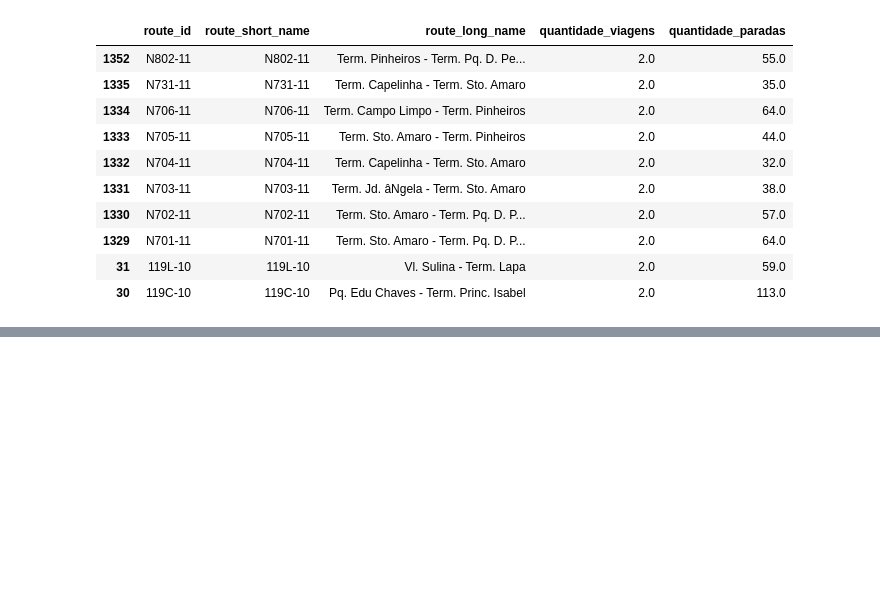
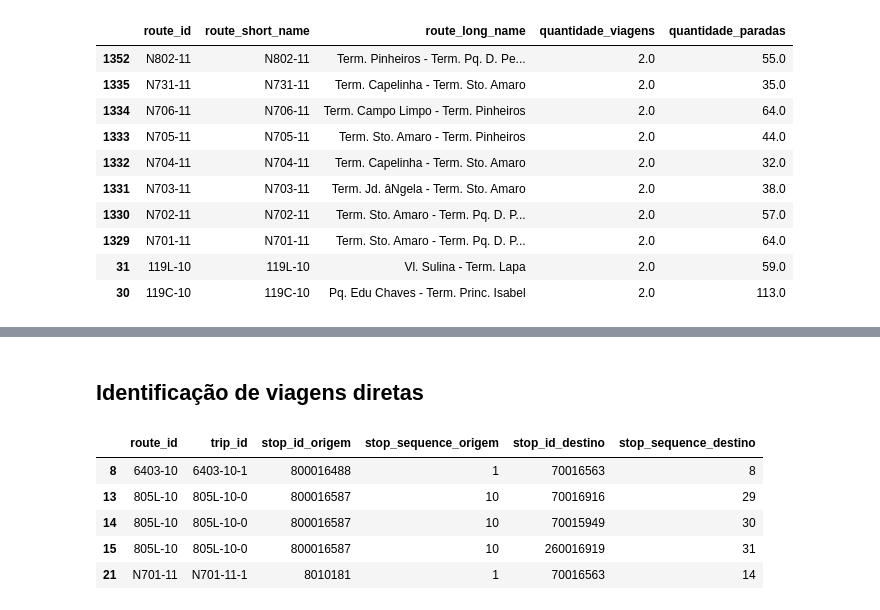
Before and after one commit to Pimentaah/Projeto-Transporte, a Jupyter notebook: notebook/note_principal.ipynb, the cells around one changed output, grey strips where cells are left out. Saved outputs shown, nothing was run; the diff lists cells and outputs as text; code cells hidden in the pictures; blank space fills up the shorter version.

```diff
--- a/notebook/note_principal.ipynb
+++ b/notebook/note_principal.ipynb
@@ -284,0 +555,39 @@ display(ranking_linhas.head(10)) # Retornando as 10 primeiras linhas da variáve
+# %% [markdown]
+## Identificação de viagens diretas
+# %%
+# Identificando as paradas de embarque
+embarques = gtfs_completo[
+    gtfs_completo["stop_id"].isin(paradas_origem["stop_id"]) # Verificando quais valores da tabela gtfs_completo está na tabela parada origem.
+][["route_id", "trip_id", "stop_id", "stop_sequence"]].copy() # Aqui eu estou filtrando quais são as colunas que me interessam e estou guardando em uma variável para não alterar o DF original.
+
+# Identificando as paradas de desembarque
+desembarques = gtfs_completo[
+    gtfs_completo["stop_id"].isin(paradas_destino["stop_id"]) # Verificando quais valores da tabela gtfs_completo está na tabela parada destino.
+]
+][["route_id", "trip_id", "stop_id", "stop_sequence"]].copy()
+
+# Nesse bloco eu estou convertendo as colunas para número, futuramente será utilizada para comparações numéricas.
+embarques["stop_sequence"] = pd.to_numeric(embarques["stop_sequence"])
+desembarques["stop_sequence"] = pd.to_numeric(desembarques["stop_sequence"])
+
+# Relacionando embarques e desembarques da mesma viagem
+viagens_diretas = embarques.merge( # Estou relacioando as informações que se referem a mesma viagem.
+    desembarques,
+    on=["route_id", "trip_id"], # Nessa linha, mantive as informações que se referem a mesma viagem, no caso, os mesmo identidicadores de linha e viagem.
+    suffixes=("_origem", "_destino") # Separei as informações de embarque e desembarque com sufixos para não confundir as informações que se referem a mesma viagem.
+)
+
+# Mantendo apenas viagens em que o destino vem depois da origem, ou seja, quero manter apenas viagens que o stop_sequence destino é maior que o de origem.
+viagens_diretas = viagens_diretas[
+    viagens_diretas["stop_sequence_destino"] > # Fazendo a comparação entre as colunas stop_sequence_destino e stop_sequence_origem, para manter apenas viagens que o destino vem depois da origem.
+    viagens_diretas["stop_sequence_origem"]
+]
+
+display(viagens_diretas.head(10))
+# %% [output]
+|  | route_id | trip_id | stop_id_origem | stop_sequence_origem | stop_id_destino | stop_sequence_destino |
+| 8 | 6403-10 | 6403-10-1 | 800016488 | 1 | 70016563 | 8 |
+| 13 | 805L-10 | 805L-10-0 | 800016587 | 10 | 70016916 | 29 |
+| 14 | 805L-10 | 805L-10-0 | 800016587 | 10 | 70015949 | 30 |
+| 15 | 805L-10 | 805L-10-0 | 800016587 | 10 | 260016919 | 31 |
+| 21 | N701-11 | N701-11-1 | 8010181 | 1 | 70016563 | 14 |
```
Also changed, not shown: parts of 25 cells of this notebook.
